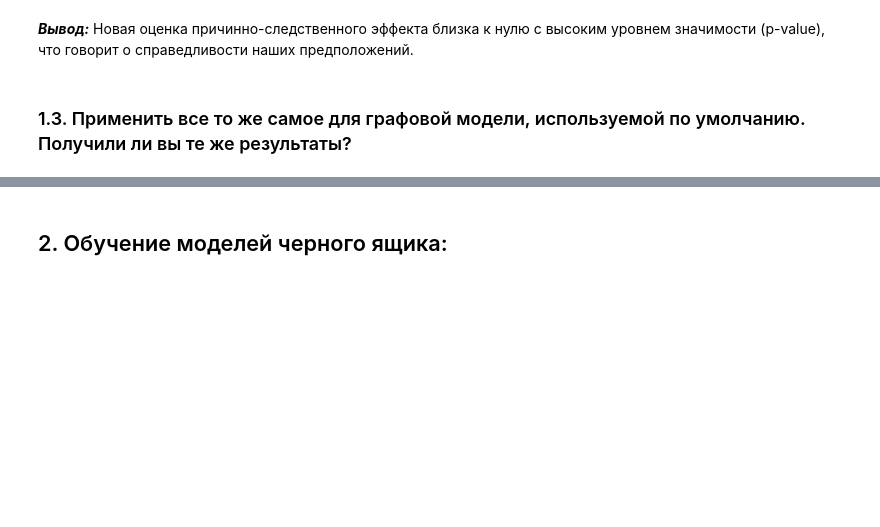
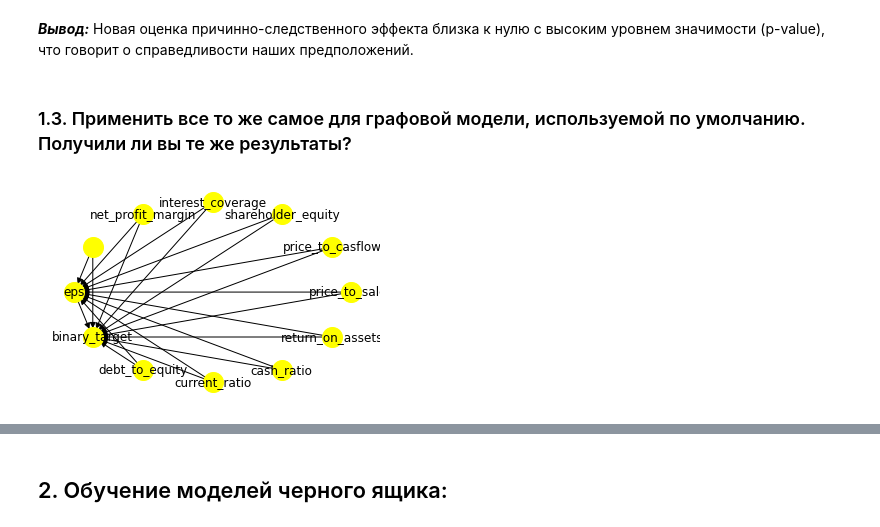
Before and after one commit to Makesomenotes/kdd_trading, a Jupyter notebook: kdd_project_part_one.ipynb, the cells around one changed output, grey strips where cells are left out. Saved outputs shown, nothing was run; the diff lists cells and outputs as text; code cells hidden in the pictures; blank space fills up the shorter version.

```diff
--- a/kdd_project_part_one.ipynb
+++ b/kdd_project_part_one.ipynb
@@ -47,7 +85,7 @@ from dowhy import CausalModel
 import warnings
 warnings.filterwarnings("ignore")
 # %%
-data = pd.read_csv('data/financial_data.csv', index_col=0)
+data = pd.read_csv('./data/financial_data.csv', index_col=0)
 data = data.dropna()
 data_groups = pd.read_csv('data/S&P500-Info.csv', index_col=0)
 merged = data.merge(data_groups[['Symbol', 'GICS Sector']], left_index=True, right_on='Symbol')
@@ -245,0 +282,28 @@ p value:0.38
+# %%
+xs = ""
+for i in ['debt_to_equity',
+ 'current_ratio',
+ 'cash_ratio',
+ 'return_on_assets',
+ 'price_to_sales',
+ 'price_to_casflow',
+ 'shareholder_equity',
+ 'interest_coverage',
+ 'net_profit_margin',
+]:
+    xs += (str(i)+"+")
+
+xs.split('+')
+
+model0 = dowhy.CausalModel(
+        data = data_normalized,
+        treatment='eps',
+        outcome='binary_target',
+        common_causes=xs.split('+')
+)
+
+model0.view_model()
+# from IPython.display import Image, display
+# display(Image(filename="causal_model0.png"))
+# %% [output]
+[figure, added]
```
Also changed, not shown: parts of 20 cells of this notebook.
